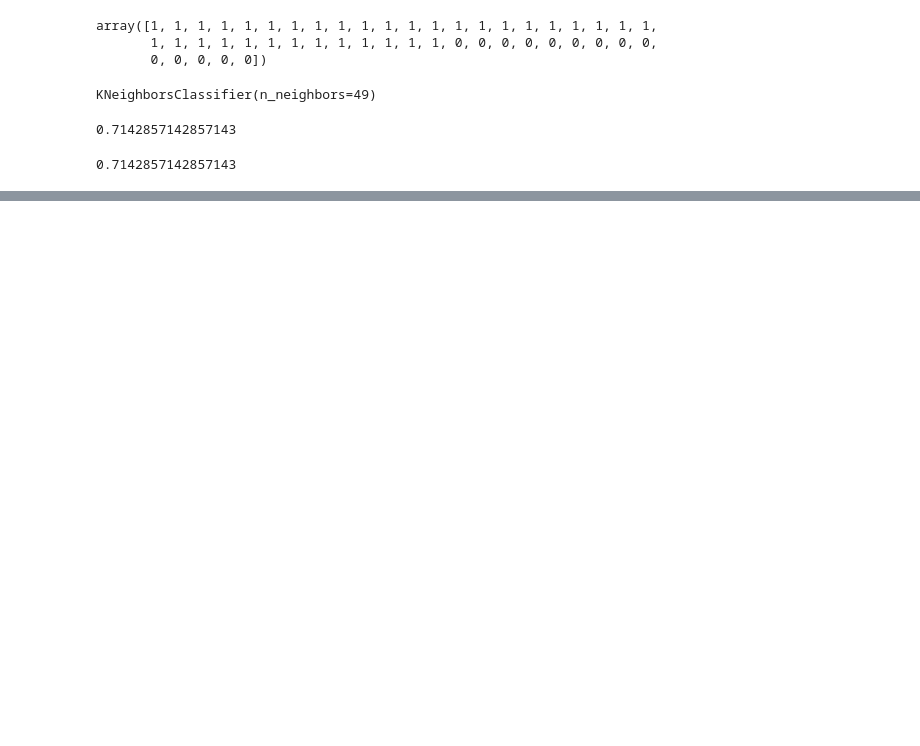
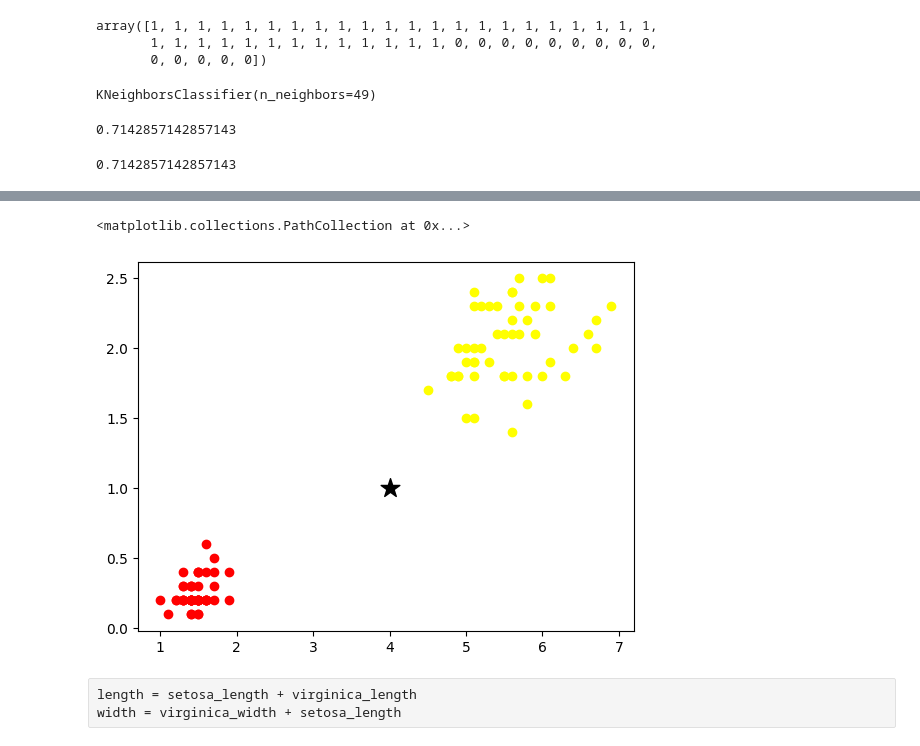
Before and after one commit to jjungcu519/ML, a Jupyter notebook: 01-3.ipynb, the cells around one changed output, grey strips where cells are left out. Saved outputs shown, nothing was run; the diff lists cells and outputs as text; code cells hidden in the pictures; blank space fills up the shorter version.

```diff
--- a/01-3.ipynb
+++ b/01-3.ipynb
@@ -256,3 +261,8 @@ for n in range(5, 50):
 47 0.7142857142857143
 48 0.7142857142857143
 49 0.7142857142857143
+# %%
+import seaborn as sns
+
+df = sns.load_dataset('iris')
+df.head()
@@ -258,0 +330,10 @@ for n in range(5, 50):
+# %%
+setosa_df = df[df['species'] == 'setosa']
+
+setosa_length = setosa_df['petal_length'].tolist()
+setosa_width = setosa_df['petal_width'].tolist()
+# %%
+virginica_df = df[df['species'] == 'virginica']
+
+virginica_length = virginica_df['petal_length'].tolist()
+virginica_width = virginica_df['petal_width'].tolist()
@@ -258,0 +342,7 @@ for n in range(5, 50):
+# %%
+plt.scatter(setosa_length, setosa_width, c = "red")
+plt.scatter(4, 1, c = "black", marker = "*", s = 200)
+plt.scatter(virginica_length, virginica_width, c="yellow")
+# %% [output]
+<matplotlib.collections.PathCollection at 0x...>
+[figure, added]
@@ -258,0 +351,3 @@ for n in range(5, 50):
+# %% [raw]
+length = setosa_length + virginica_length
+width = virginica_width + setosa_length
```
Also changed, not shown: parts of 22 cells of this notebook, 4 other files.
